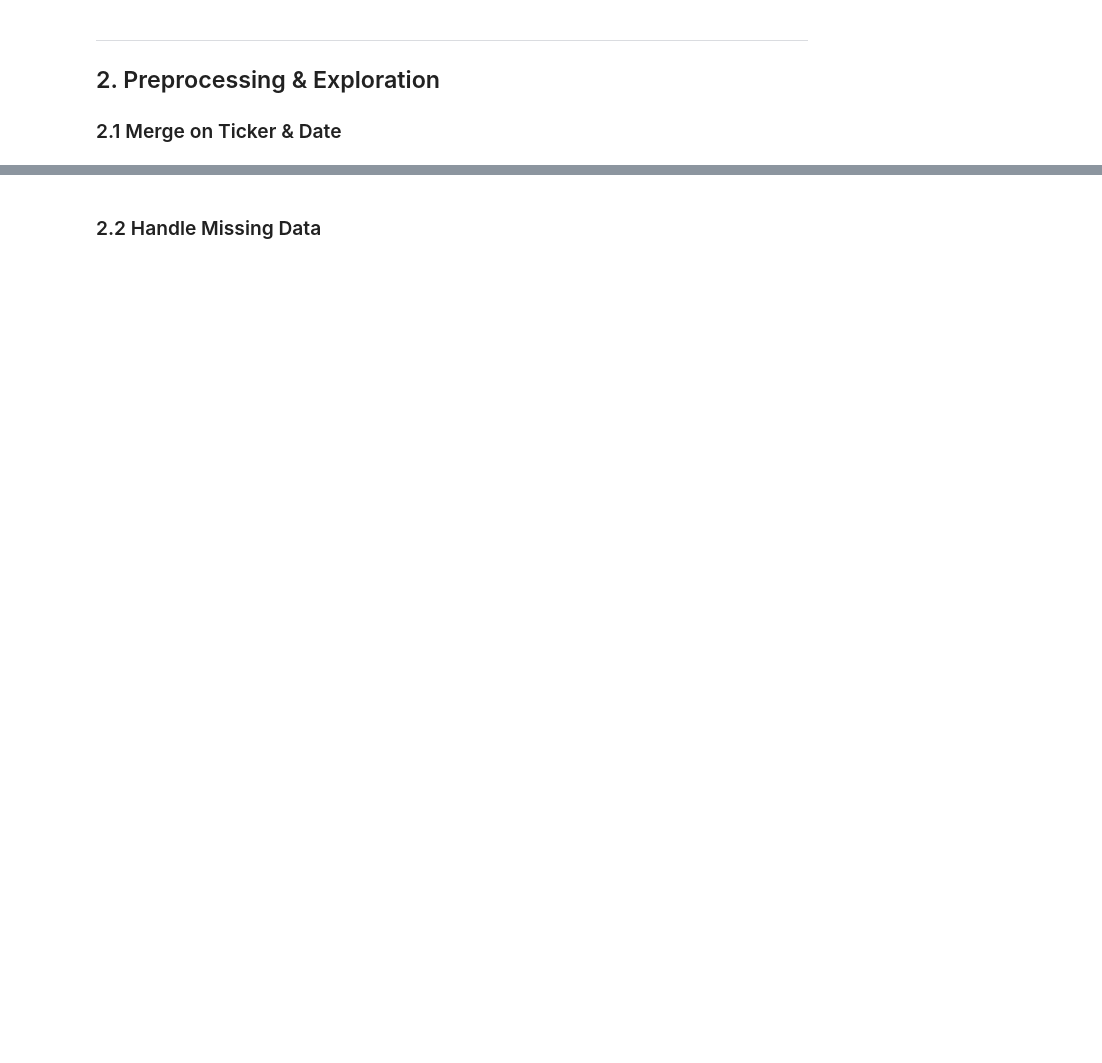
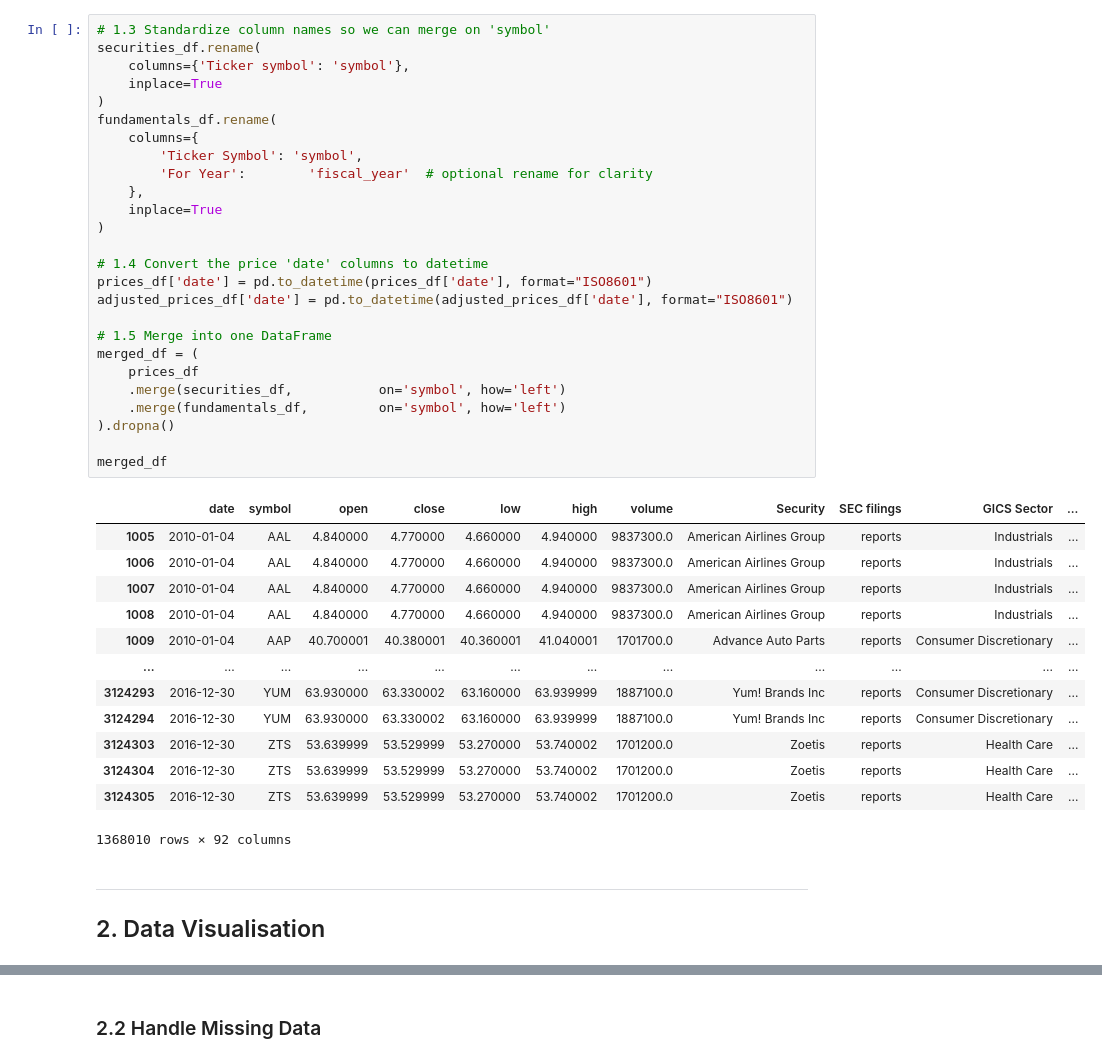
Before and after one commit to phxlptwt/phxlptwt, a Jupyter notebook: stat1000j/exchange_analysis.ipynb, the cells around one changed output, grey strips where cells are left out. Saved outputs shown, nothing was run; the diff lists cells and outputs as text; blank space fills up the shorter version.

```diff
--- a/stat1000j/exchange_analysis.ipynb
+++ b/stat1000j/exchange_analysis.ipynb
@@ -42,8 +89,46 @@ ModuleNotFoundError: No module named 'statsmodels'
+# %%
+# 1.3 Standardize column names so we can merge on 'symbol'
+securities_df.rename(
+    columns={'Ticker symbol': 'symbol'},
+    inplace=True
+)
+fundamentals_df.rename(
+    columns={
+        'Ticker Symbol': 'symbol',
+        'For Year':        'fiscal_year'  # optional rename for clarity
+    },
+    inplace=True
+)
+
+# 1.4 Convert the price 'date' columns to datetime
+prices_df['date'] = pd.to_datetime(prices_df['date'], format="ISO8601")
+adjusted_prices_df['date'] = pd.to_datetime(adjusted_prices_df['date'], format="ISO8601")
+
+# 1.5 Merge into one DataFrame
+merged_df = (
+    prices_df
+    .merge(securities_df,           on='symbol', how='left')
+    .merge(fundamentals_df,         on='symbol', how='left')
+).dropna()
+
+merged_df
+# %% [output]
+|  | date | symbol | open | close | low | high | volume | Security | SEC filings | GICS Sector | ... |
+| 1005 | 2010-01-04 | AAL | 4.840000 | 4.770000 | 4.660000 | 4.940000 | 9837300.0 | American Airlines Group | reports | Industrials | ... |
+| 1006 | 2010-01-04 | AAL | 4.840000 | 4.770000 | 4.660000 | 4.940000 | 9837300.0 | American Airlines Group | reports | Industrials | ... |
+| 1007 | 2010-01-04 | AAL | 4.840000 | 4.770000 | 4.660000 | 4.940000 | 9837300.0 | American Airlines Group | reports | Industrials | ... |
+| 1008 | 2010-01-04 | AAL | 4.840000 | 4.770000 | 4.660000 | 4.940000 | 9837300.0 | American Airlines Group | reports | Industrials | ... |
+| 1009 | 2010-01-04 | AAP | 40.700001 | 40.380001 | 40.360001 | 41.040001 | 1701700.0 | Advance Auto Parts | reports | Consumer Discretionary | ... |
+| ... | ... | ... | ... | ... | ... | ... | ... | ... | ... | ... | ... |
+| 3124293 | 2016-12-30 | YUM | 63.930000 | 63.330002 | 63.160000 | 63.939999 | 1887100.0 | Yum! Brands Inc | reports | Consumer Discretionary | ... |
+| 3124294 | 2016-12-30 | YUM | 63.930000 | 63.330002 | 63.160000 | 63.939999 | 1887100.0 | Yum! Brands Inc | reports | Consumer Discretionary | ... |
+| 3124303 | 2016-12-30 | ZTS | 53.639999 | 53.529999 | 53.270000 | 53.740002 | 1701200.0 | Zoetis | reports | Health Care | ... |
+| 3124304 | 2016-12-30 | ZTS | 53.639999 | 53.529999 | 53.270000 | 53.740002 | 1701200.0 | Zoetis | reports | Health Care | ... |
+| 3124305 | 2016-12-30 | ZTS | 53.639999 | 53.529999 | 53.270000 | 53.740002 | 1701200.0 | Zoetis | reports | Health Care | ... |
+1368010 rows × 92 columns
 # %% [markdown]
 
 ---
 
-## 2. Preprocessing & Exploration
-
-### 2.1 Merge on Ticker & Date
+## 2. Data Visualisation
 # %%
```
Also changed, not shown: parts of 10 cells of this notebook, 6 other files.
